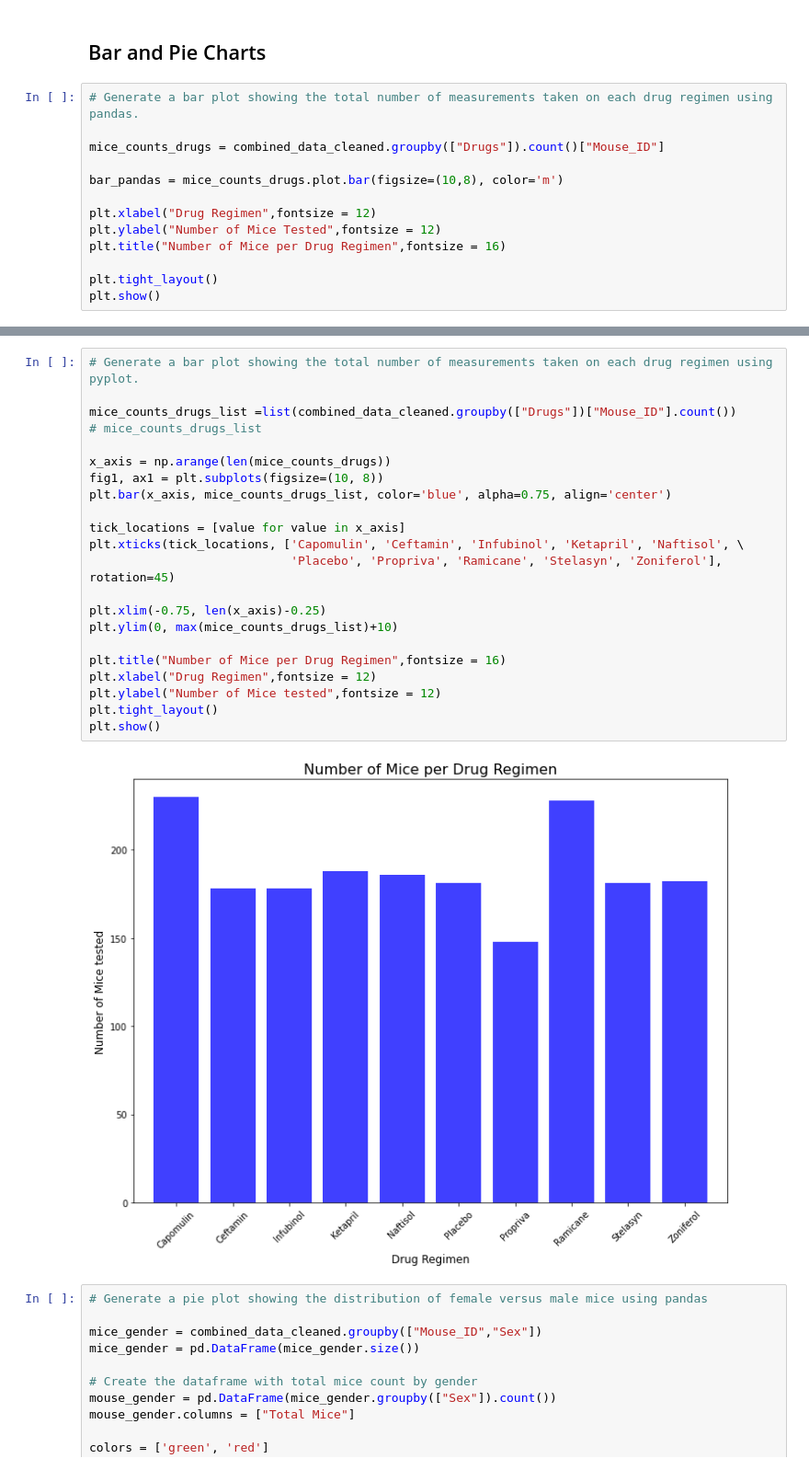
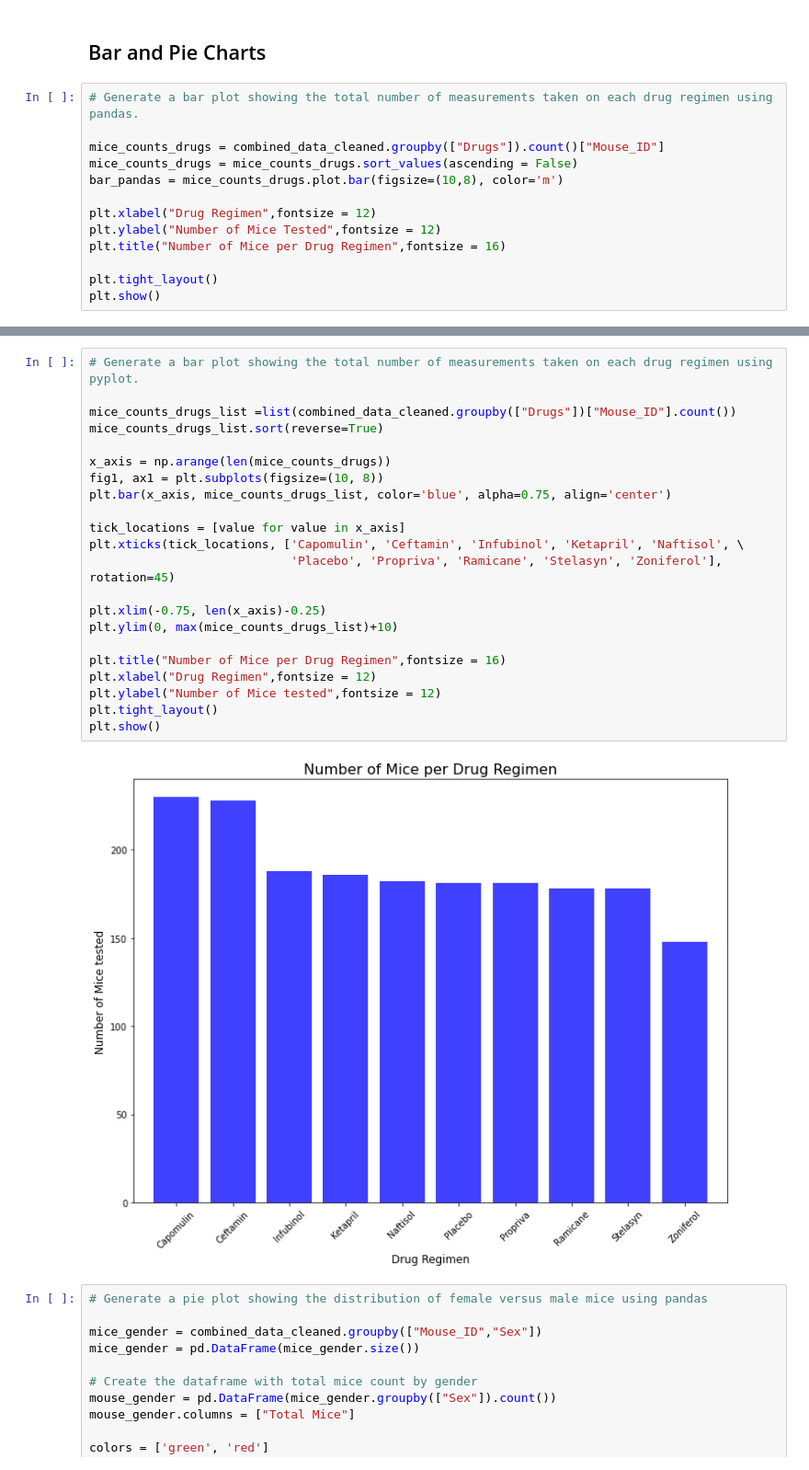
Before and after one commit to tsubedy/Matplotlib-Challenge, a Jupyter notebook: pymaceuticals_starter.ipynb, the cells around one changed output, grey strips where cells are left out. Shown at 92% size. Saved outputs shown, nothing was run; the diff lists cells and outputs as text.

```diff
--- a/pymaceuticals_starter.ipynb
+++ b/pymaceuticals_starter.ipynb
@@ -167,7 +167,7 @@ drugs_stats_agg
 # Generate a bar plot showing the total number of measurements taken on each drug regimen using pandas.
 
 mice_counts_drugs = combined_data_cleaned.groupby(["Drugs"]).count()["Mouse_ID"]
-
+mice_counts_drugs = mice_counts_drugs.sort_values(ascending = False)
 bar_pandas = mice_counts_drugs.plot.bar(figsize=(10,8), color='m')
 
 plt.xlabel("Drug Regimen",fontsize = 12)
@@ -181,27 +181,27 @@ plt.show()
 # %%
 # Generate a bar plot showing the total number of measurements taken on each drug regimen using pyplot.
 
 mice_counts_drugs_list =list(combined_data_cleaned.groupby(["Drugs"])["Mouse_ID"].count())
-# mice_counts_drugs_list
+mice_counts_drugs_list.sort(reverse=True)
 
 x_axis = np.arange(len(mice_counts_drugs))
 fig1, ax1 = plt.subplots(figsize=(10, 8))
 plt.bar(x_axis, mice_counts_drugs_list, color='blue', alpha=0.75, align='center')
 
 tick_locations = [value for value in x_axis]
 plt.xticks(tick_locations, ['Capomulin', 'Ceftamin', 'Infubinol', 'Ketapril', 'Naftisol', \
                             'Placebo', 'Propriva', 'Ramicane', 'Stelasyn', 'Zoniferol'],  rotation=45)
 
 plt.xlim(-0.75, len(x_axis)-0.25)
 plt.ylim(0, max(mice_counts_drugs_list)+10)
 
 plt.title("Number of Mice per Drug Regimen",fontsize = 16)
 plt.xlabel("Drug Regimen",fontsize = 12)
 plt.ylabel("Number of Mice tested",fontsize = 12)
 plt.tight_layout()
 plt.show()
 # %% [output]
-[figure, old version]
+[figure, new version]
 # %%
 # Generate a pie plot showing the distribution of female versus male mice using pandas
 
```
Also changed, not shown: parts of 1 cell of this notebook, 1 other file.
